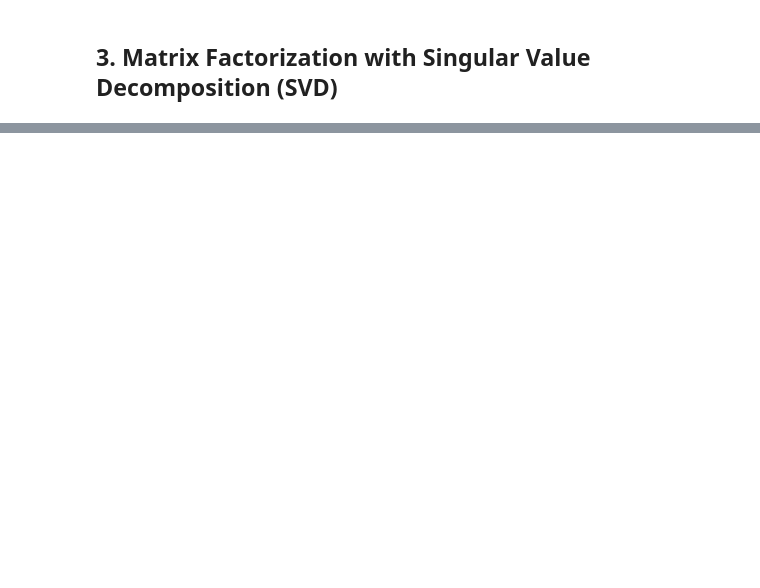
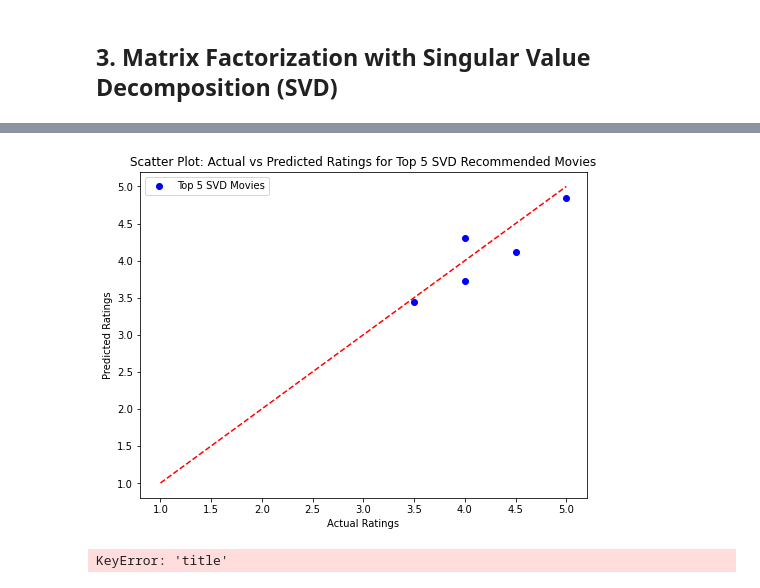
Before and after one commit to Felix-87/Phase4_project, a Jupyter notebook: index.ipynb, the cells around one changed output, grey strips where cells are left out. Cells and saved outputs as stored; diff of their text form; code cells hidden in the pictures; blank space fills up the shorter version.

```diff
--- a/index.ipynb
+++ b/index.ipynb
@@ -575,0 +595,35 @@ Index: []
+# %%
+# Get predictions for the test set
+predictions = svd.test(testset)
+
+# Create a dataframe of actual ratings and predicted ratings for the test set
+predictions_df = pd.DataFrame(predictions, columns=['userid', 'movieid', 'actual_rating', 'predicted_rating', 'details'])
+
+# Filter out the top 5 movies (or you can get them dynamically, for simplicity let's assume we pick the first 5)
+top_5_movies = predictions_df.head(5)
+
+# Create a scatter plot to visualize predicted vs actual ratings for the top 5 movies
+plt.figure(figsize=(8, 6))
+plt.scatter(top_5_movies['actual_rating'], top_5_movies['predicted_rating'], color='blue', label='Top 5 SVD Movies')
+plt.plot([1, 5], [1, 5], color='red', linestyle='--')  # Line of perfect prediction
+plt.title('Scatter Plot: Actual vs Predicted Ratings for Top 5 SVD Recommended Movies')
+plt.xlabel('Actual Ratings')
+plt.ylabel('Predicted Ratings')
+plt.legend()
+plt.show()
+# %% [output]
+[figure, added]
+# %%
+# Annotate each point with the movie title
+for i in range(len(top_5_movies)):
+    plt.annotate(top_5_movies['title'].iloc[i],
+                 (top_5_movies['actual_rating'].iloc[i], top_5_movies['predicted_rating'].iloc[i]),
+                 textcoords="offset points", xytext=(0,10), ha='center', fontsize=9)
+
+plt.title('Scatter Plot: Actual vs Predicted Ratings for Top 5 SVD Recommended Movies')
+plt.xlabel('Actual Ratings')
+plt.ylabel('Predicted Ratings')
+plt.legend()
+plt.show()
+# %% [output]
+KeyError: 'title'
```
Also changed, not shown: parts of 71 cells of this notebook.
